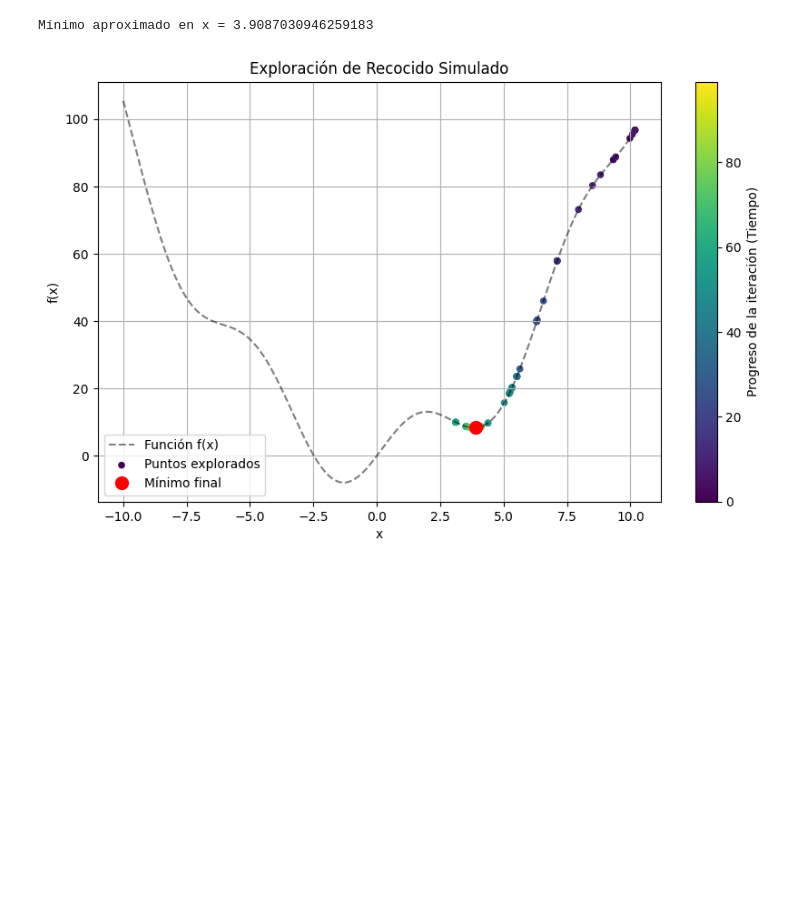
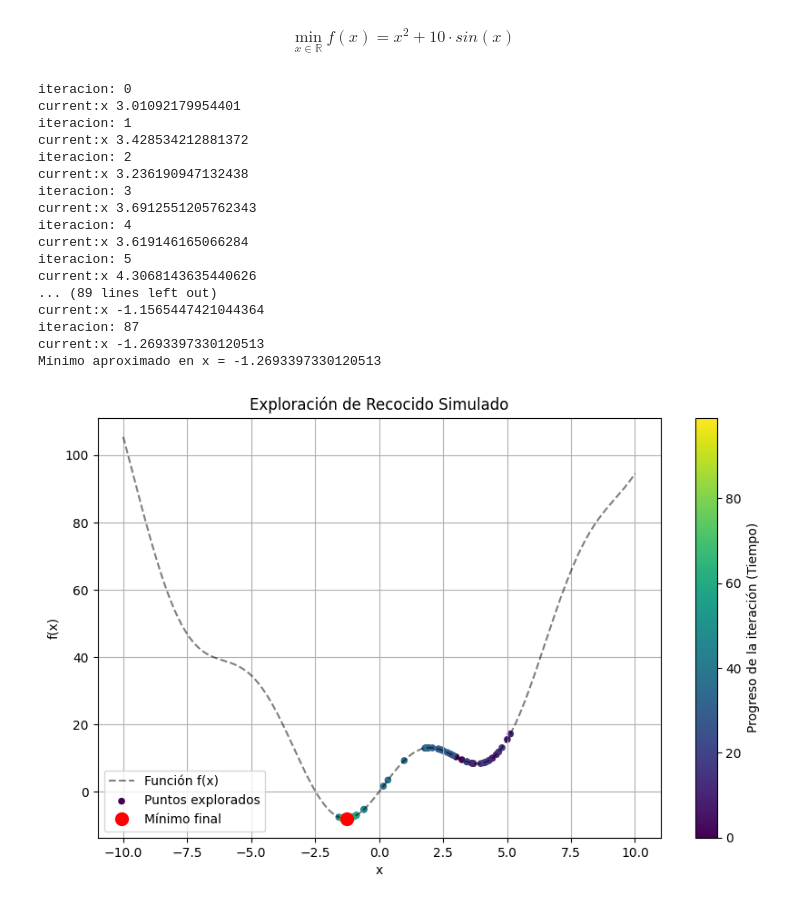
Before and after one commit to czammar/ai_supervised_ml, a Jupyter notebook: notebooks/08_simmulated_anneling.ipynb, the cells around one changed output. Cells and saved outputs as stored; diff of their text form; code cells hidden in the pictures; blank space fills up the shorter version.

```diff
--- a/notebooks/08_simmulated_anneling.ipynb
+++ b/notebooks/08_simmulated_anneling.ipynb
@@ -1,14 +1,16 @@
 # %%
 import numpy as np
 import matplotlib.pyplot as plt
+# %% [markdown]
+$$ \min_{x \in \mathbb{R}} f(x) = x^2 + 10 \cdot sin(x)$$
 # %%
 # Definición de la función
 def f(x):
     return x**2 + 10*np.sin(x)
 
-# 2. Configuración inicial
+# Configuración inicial
 current_x = np.random.uniform(-10, 10)
-T = 10.0
+T = 20.0
 cooling_rate = 0.95
 history = []  # Lista para guardar los puntos explorados
 
@@ -19,35 +21,54 @@ for i in range(100): # Reducido a 100 iteraciones para que el plot sea legible
 
     # Criterio de aceptación
     if delta < 0 or np.random.rand() < np.exp(-delta / T):
+
         current_x = new_x
+        print("iteracion:", i)
+        print("current:x",current_x)
 
     # Guardamos el punto actual en cada paso
     history.append(current_x)
     T *= cooling_rate
 
 print("Mínimo aproximado en x =", current_x)
 
 # --- Bloque de Visualización ---
 
 # Crear rango de datos para la curva de la función
 x_range = np.linspace(-10, 10, 200)
 y_range = f(x_range)
 
 plt.figure(figsize=(10, 6))
 plt.plot(x_range, y_range, 'k--', alpha=0.5, label='Función f(x)')
 plt.scatter(history, [f(x) for x in history], c=range(len(history)),
             cmap='viridis', marker='o', s=20, label='Puntos explorados')
 
 # Resaltar el punto final (mínimo hallado)
 plt.plot(current_x, f(current_x), 'ro', markersize=10, label='Mínimo final')
 
 plt.colorbar(label='Progreso de la iteración (Tiempo)')
 plt.title('Exploración de Recocido Simulado')
 plt.xlabel('x')
 plt.ylabel('f(x)')
 plt.legend()
 plt.grid(True)
 plt.show()
 # %% [output]
-Mínimo aproximado en x = 3.9087030946259183
+iteracion: 0
+current:x 3.01092179954401
+iteracion: 1
+current:x 3.428534212881372
+iteracion: 2
+current:x 3.236190947132438
+iteracion: 3
+current:x 3.6912551205762343
+iteracion: 4
+current:x 3.619146165066284
+iteracion: 5
+current:x 4.3068143635440626
+... (89 lines left out)
+current:x -1.1565447421044364
+iteracion: 87
+current:x -1.2693397330120513
+Mínimo aproximado en x = -1.2693397330120513
-[figure, old version]
+[figure, new version]
```
Also changed, not shown: 6 other files.
